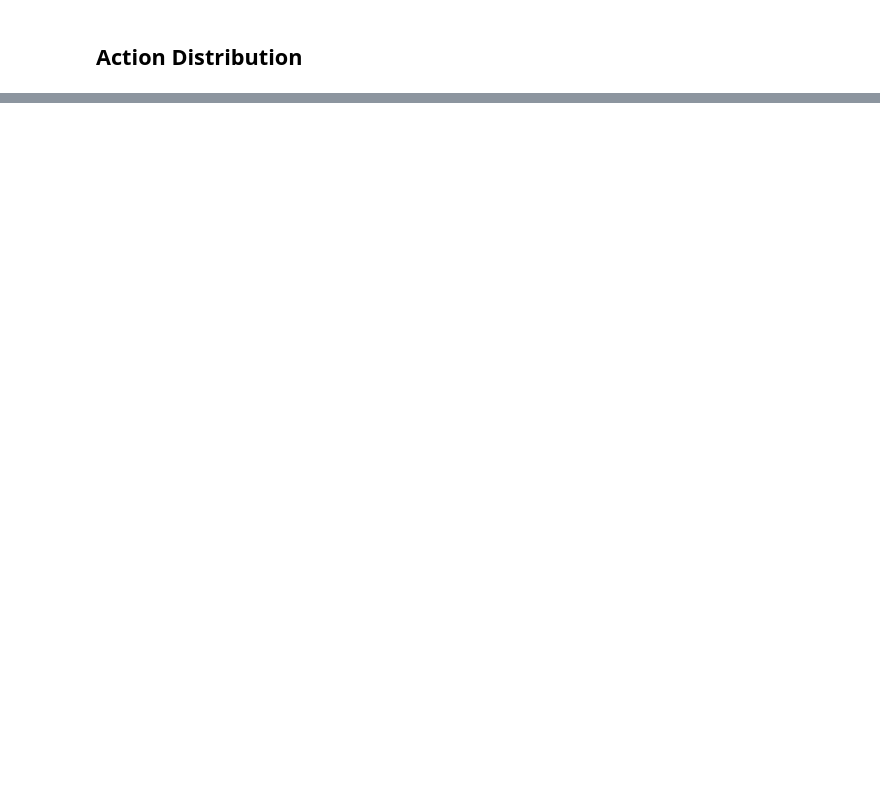
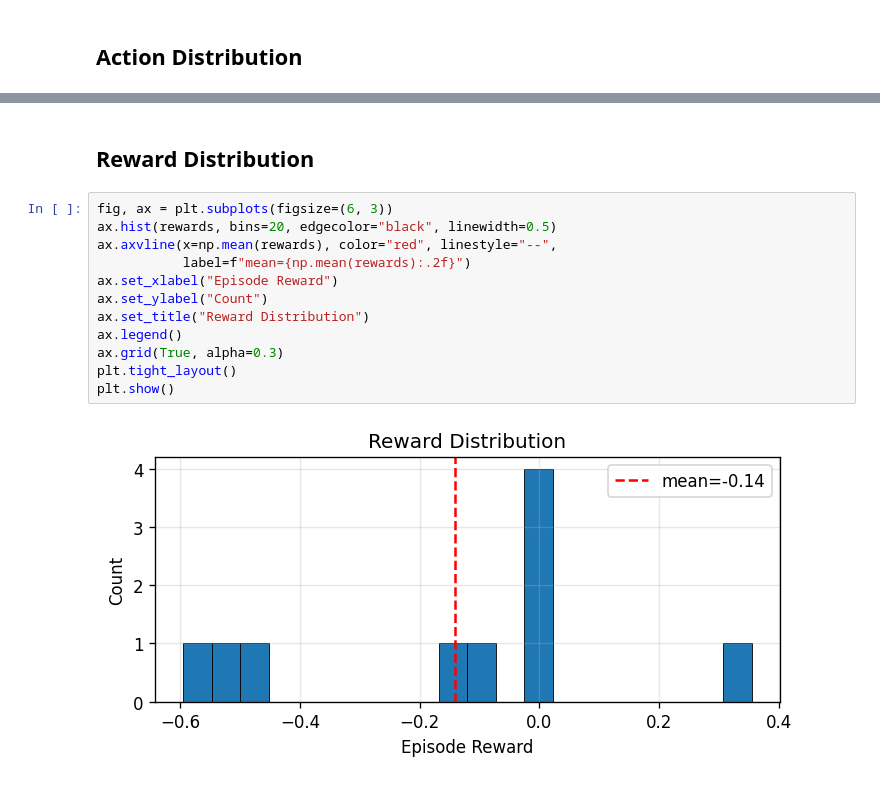
Before and after one commit to LSailer/Master-Thesis-3D-VLA, a Jupyter notebook: modules/r2dreamer/notebooks/baseline_evaluation.ipynb, the cells around one changed output, grey strips where cells are left out. Drawn from its saved outputs; the diff is of its cells as text; blank space fills up the shorter version.

```diff
--- a/modules/r2dreamer/notebooks/baseline_evaluation.ipynb
+++ b/modules/r2dreamer/notebooks/baseline_evaluation.ipynb
@@ -219,0 +113,16 @@ print("Done.")
+# %% [markdown]
+## Reward Distribution
+# %%
+fig, ax = plt.subplots(figsize=(6, 3))
+ax.hist(rewards, bins=20, edgecolor="black", linewidth=0.5)
+ax.axvline(x=np.mean(rewards), color="red", linestyle="--",
+           label=f"mean={np.mean(rewards):.2f}")
+ax.set_xlabel("Episode Reward")
+ax.set_ylabel("Count")
+ax.set_title("Reward Distribution")
+ax.legend()
+ax.grid(True, alpha=0.3)
+plt.tight_layout()
+plt.show()
+# %% [output]
+[figure, added]
```
Also changed, not shown: parts of 16 cells of this notebook, 3 other files.
